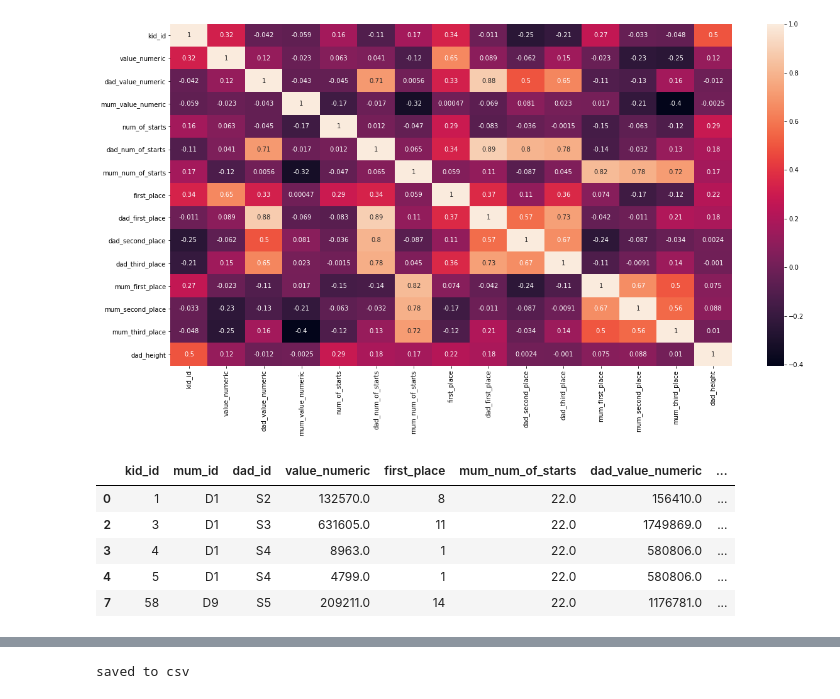
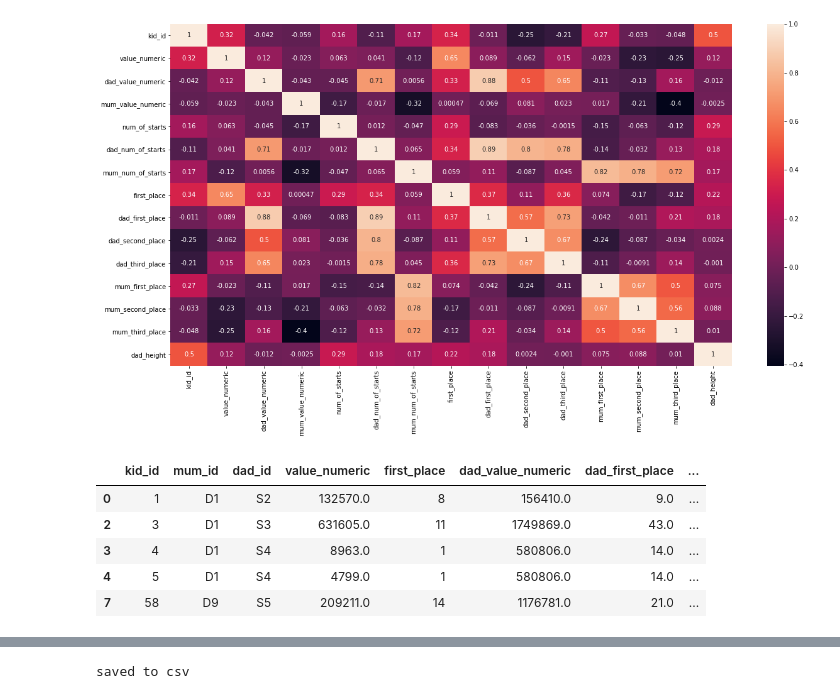
Before and after one commit to Motyleczek/racehorse_bayes, a Jupyter notebook: data_prep.ipynb, the cells around one changed output, grey strips where cells are left out. Cells and saved outputs as stored; diff of their text form; code cells hidden in the pictures.

Commit message:
edited out some columns
no got rid of mum_num_of_starts from only_Stalions_prepared.csv, saved to csv dad and mu data for ease of analysis

```diff
--- a/data_prep.ipynb
+++ b/data_prep.ipynb
@@ -208,19 +208,19 @@ plt.show()
 [figure]
 # %%
 chosen_columns = ['kid_id', 'mum_id', 'dad_id', 'value_numeric', 'first_place',
-                  'mum_num_of_starts',
+                #   'mum_num_of_starts',
                   'dad_value_numeric',
                   'dad_first_place', 'dad_second_place', 'dad_third_place',
                   'dad_num_of_starts']
 final_final_data = merged_only_stalions[chosen_columns]
 final_final_data.head()
 # %% [output]
-|  | kid_id | mum_id | dad_id | value_numeric | first_place | mum_num_of_starts | dad_value_numeric | ... |
-| 0 | 1 | D1 | S2 | 132570.0 | 8 | 22.0 | 156410.0 | ... |
-| 2 | 3 | D1 | S3 | 631605.0 | 11 | 22.0 | 1749869.0 | ... |
-| 3 | 4 | D1 | S4 | 8963.0 | 1 | 22.0 | 580806.0 | ... |
-| 4 | 5 | D1 | S4 | 4799.0 | 1 | 22.0 | 580806.0 | ... |
-| 7 | 58 | D9 | S5 | 209211.0 | 14 | 22.0 | 1176781.0 | ... |
+|  | kid_id | mum_id | dad_id | value_numeric | first_place | dad_value_numeric | dad_first_place | ... |
+| 0 | 1 | D1 | S2 | 132570.0 | 8 | 156410.0 | 9.0 | ... |
+| 2 | 3 | D1 | S3 | 631605.0 | 11 | 1749869.0 | 43.0 | ... |
+| 3 | 4 | D1 | S4 | 8963.0 | 1 | 580806.0 | 14.0 | ... |
+| 4 | 5 | D1 | S4 | 4799.0 | 1 | 580806.0 | 14.0 | ... |
+| 7 | 58 | D9 | S5 | 209211.0 | 14 | 1176781.0 | 21.0 | ... |
 # %%
 corr_matrix = final_final_data.corr()
 plt.figure(figsize = (20,10))
```
Also changed, not shown: parts of 3 cells of this notebook, 3 other files.
